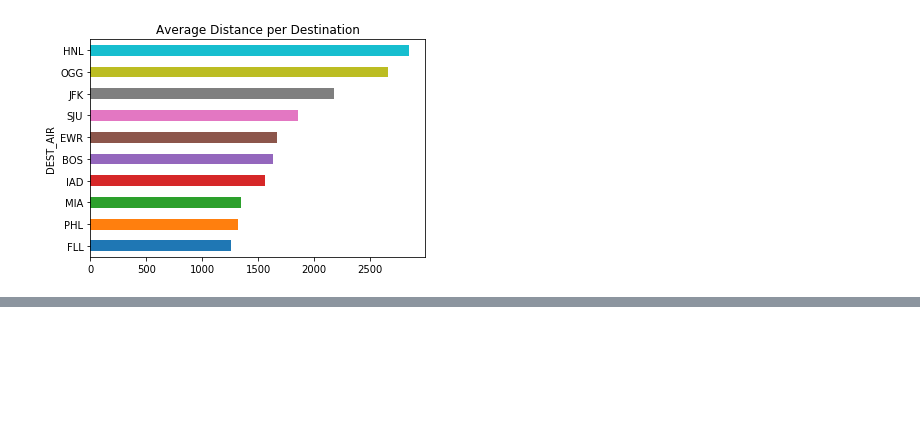
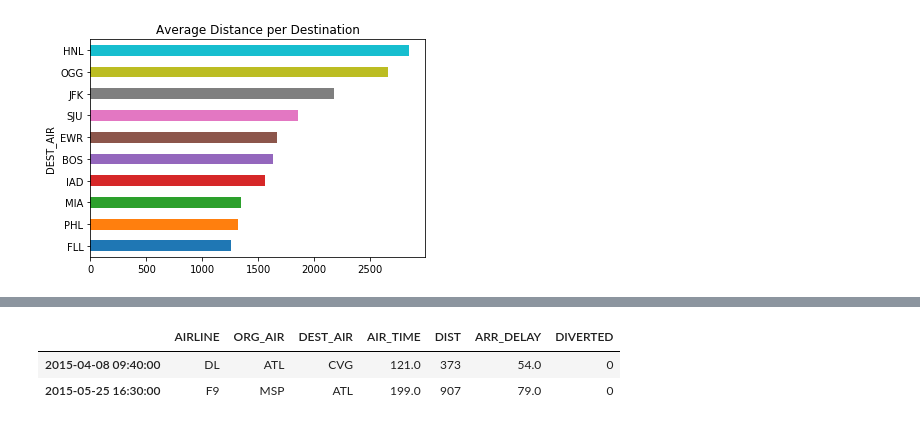
Before and after one commit to MarkNoordraven/Pandas-Cookbook, a Jupyter notebook: Chapter 11 Visualization with Matplotlib, Pandas and Seaborn - Notes.ipynb, the cells around one changed output, grey strips where cells are left out. Saved outputs shown, nothing was run; the diff lists cells and outputs as text; code cells hidden in the pictures; blank space fills up the shorter version.

```diff
--- a/Chapter 11 Visualization with Matplotlib, Pandas and Seaborn - Notes.ipynb
+++ b/Chapter 11 Visualization with Matplotlib, Pandas and Seaborn - Notes.ipynb
@@ -758,0 +804,13 @@ flights.groupby('DEST_AIR')['DIST']\
+# %%
+outliers = outliers[['AIRLINE',
+                     'ORG_AIR',
+                     'DEST_AIR',
+                     'AIR_TIME',
+                     'DIST',
+                     'ARR_DELAY',
+                     'DIVERTED']]
+outliers.head(2)
+# %% [output]
+|  | AIRLINE | ORG_AIR | DEST_AIR | AIR_TIME | DIST | ARR_DELAY | DIVERTED |
+| 2015-04-08 09:40:00 | DL | ATL | CVG | 121.0 | 373 | 54.0 | 0 |
+| 2015-05-25 16:30:00 | F9 | MSP | ATL | 199.0 | 907 | 79.0 | 0 |
```
Also changed, not shown: parts of 9 cells of this notebook.
